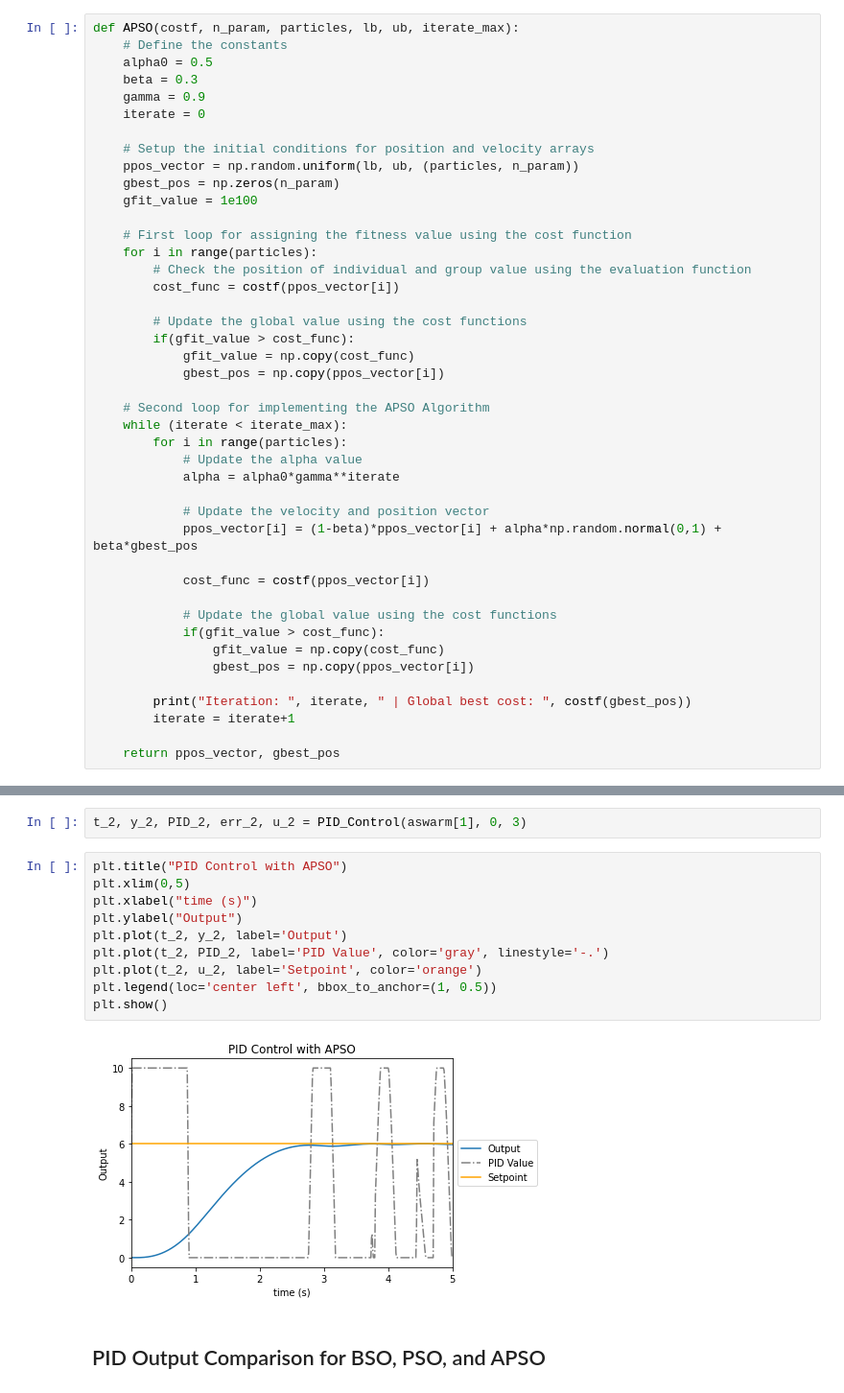
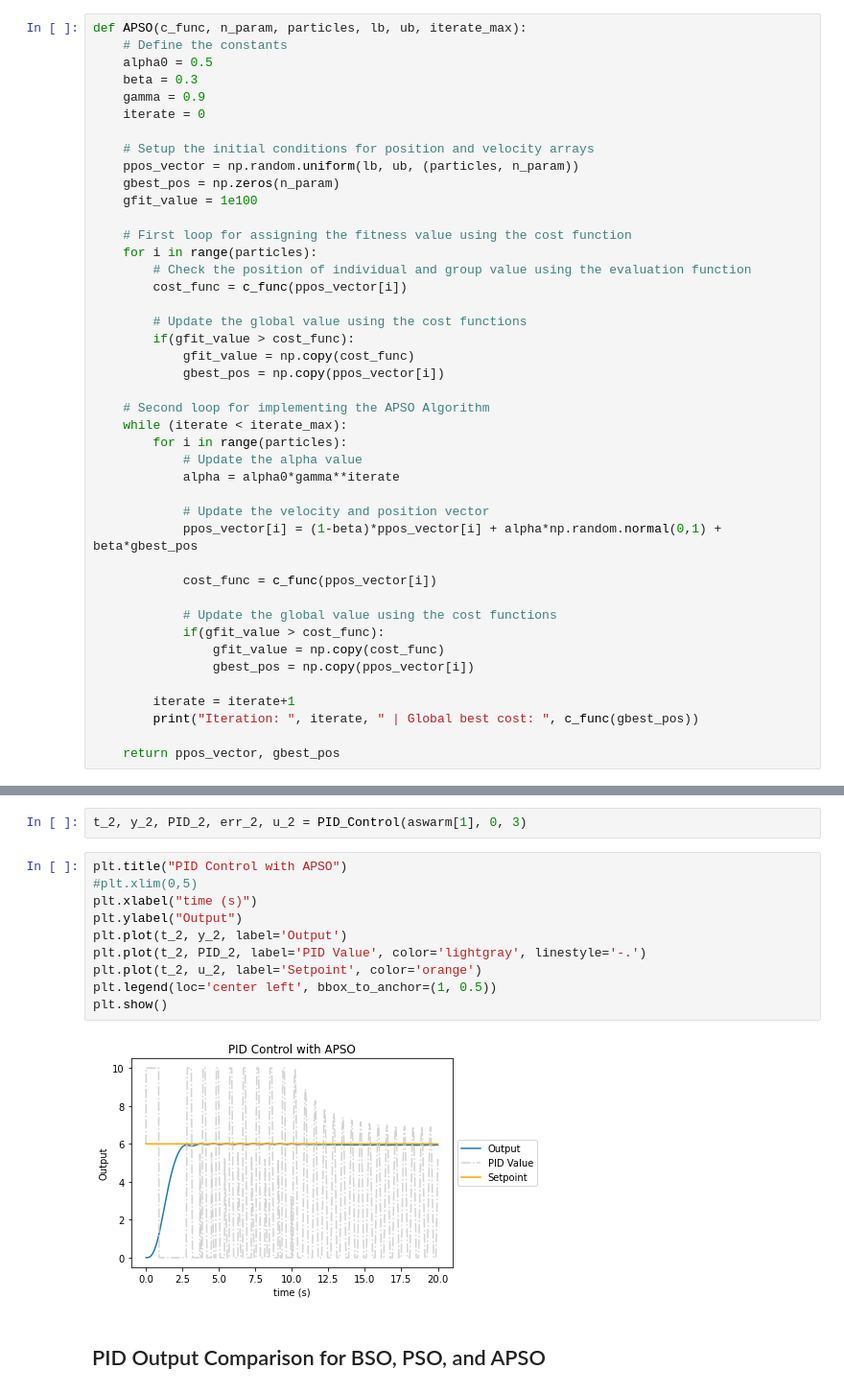
Before and after one commit to Vermillord/KP_Codes, a Jupyter notebook: KP_Notes.ipynb, the cells around one changed output, grey strips where cells are left out. Shown at 96% size. Saved outputs shown, nothing was run; the diff lists cells and outputs as text.

```diff
--- a/KP_Notes.ipynb
+++ b/KP_Notes.ipynb
@@ -1903,7 +1908,7 @@ plt.show()
 # %% [markdown]
 ## PID Test with APSO Algorithm
 # %%
-def APSO(costf, n_param, particles, lb, ub, iterate_max):
+def APSO(c_func, n_param, particles, lb, ub, iterate_max):
     # Define the constants
     alpha0 = 0.5
     beta = 0.3
@@ -1918,7 +1923,7 @@ def APSO(costf, n_param, particles, lb, ub, iterate_max):
     # First loop for assigning the fitness value using the cost function
     for i in range(particles):
         # Check the position of individual and group value using the evaluation function
-        cost_func = costf(ppos_vector[i])
+        cost_func = c_func(ppos_vector[i])
 
         # Update the global value using the cost functions
         if(gfit_value > cost_func):
@@ -1934,15 +1939,15 @@ def APSO(costf, n_param, particles, lb, ub, iterate_max):
             # Update the velocity and position vector
             ppos_vector[i] = (1-beta)*ppos_vector[i] + alpha*np.random.normal(0,1) + beta*gbest_pos
 
-            cost_func = costf(ppos_vector[i])
+            cost_func = c_func(ppos_vector[i])
 
             # Update the global value using the cost functions
             if(gfit_value > cost_func):
                 gfit_value = np.copy(cost_func)
                 gbest_pos = np.copy(ppos_vector[i])
 
-        print("Iteration: ", iterate, " | Global best cost: ", costf(gbest_pos))
         iterate = iterate+1
+        print("Iteration: ", iterate, " | Global best cost: ", c_func(gbest_pos))
 
     return ppos_vector, gbest_pos
 # %%
@@ -1969,16 +1974,16 @@ Iteration:  99  | Global best cost:  0.44441706390799873
 t_2, y_2, PID_2, err_2, u_2 = PID_Control(aswarm[1], 0, 3)
 # %%
 plt.title("PID Control with APSO")
-plt.xlim(0,5)
+#plt.xlim(0,5)
 plt.xlabel("time (s)")
 plt.ylabel("Output")
 plt.plot(t_2, y_2, label='Output')
-plt.plot(t_2, PID_2, label='PID Value', color='gray', linestyle='-.')
+plt.plot(t_2, PID_2, label='PID Value', color='lightgray', linestyle='-.')
 plt.plot(t_2, u_2, label='Setpoint', color='orange')
 plt.legend(loc='center left', bbox_to_anchor=(1, 0.5))
 plt.show()
 # %% [output]
-[figure, old version]
+[figure, new version]
 # %% [markdown]
 ## PID Output Comparison for BSO, PSO, and APSO
 # %% [markdown]
```
Also changed, not shown: parts of 8 cells of this notebook.
